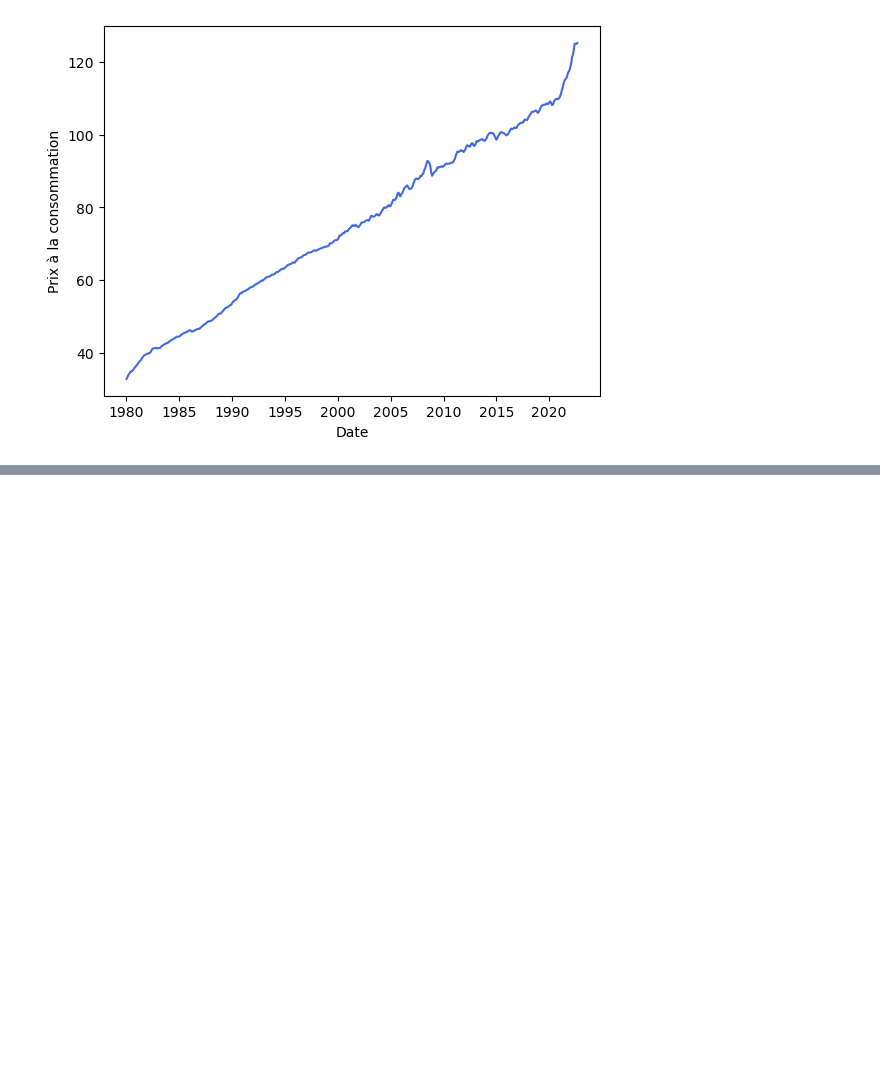
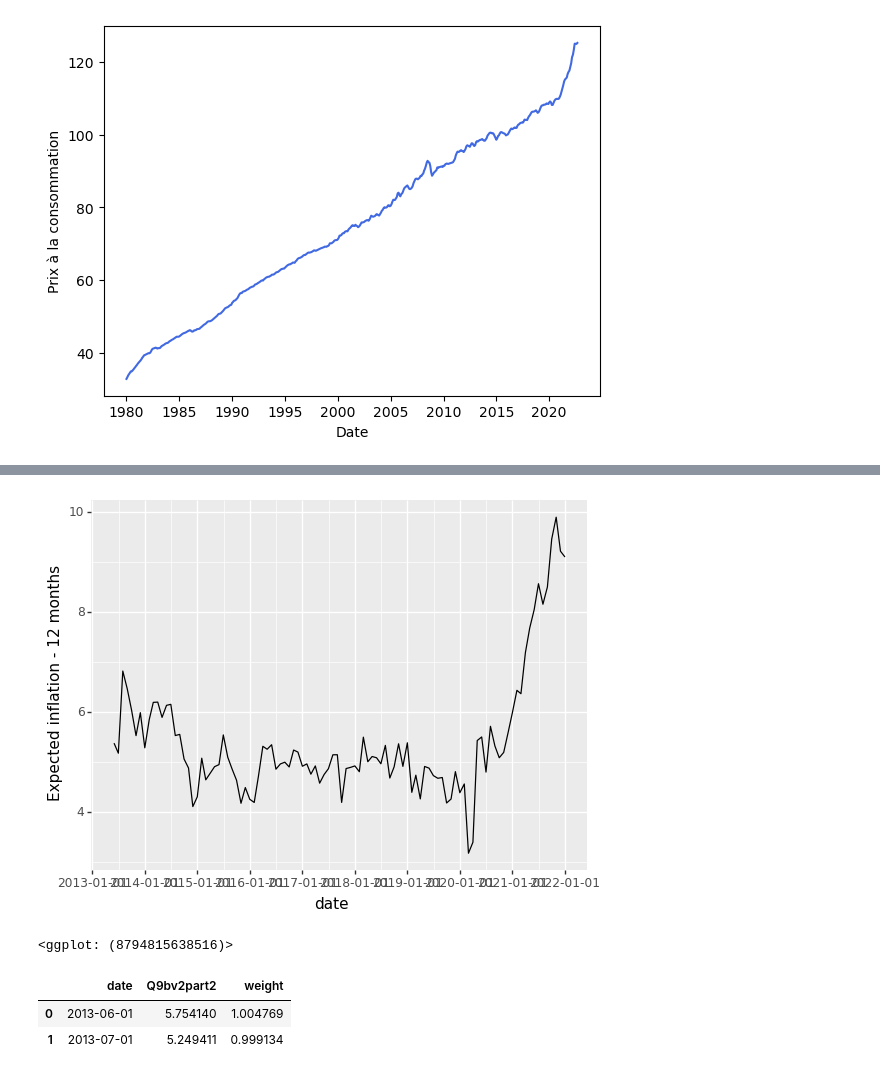
Before and after one commit to Jeremstar/-a-va-pr-dire-l-inflation-s-v-re, a Jupyter notebook: Copie_de_notebook_initial.ipynb, the cells around one changed output, grey strips where cells are left out. Cells and saved outputs as stored; diff of their text form; code cells hidden in the pictures; blank space fills up the shorter version.

```diff
--- a/Copie_de_notebook_initial.ipynb
+++ b/Copie_de_notebook_initial.ipynb
@@ -175,2 +165,4 @@ Note: you may need to restart the kernel to use updated packages.
 # %%
 Enq_tot = pd.read_excel('https://www.dropbox.com/scl/fi/4hik9gqgym2dvkz5f9xxu/Statapp-data.xlsx?dl=1&rlkey=bb0w7jmxju2etkpz7ynpxm5fq', engine = 'openpyxl')
+# %%
+Enq_tot['date'] = pd.to_datetime(Enq_tot['date'])
@@ -176,0 +191,13 @@ Enq_tot = pd.read_excel('https://www.dropbox.com/scl/fi/4hik9gqgym2dvkz5f9xxu/St
+# %%
+anticipation_short_pond = (Enq_tot.groupby('date')
+                           .agg({'Q8v2part2':'mean','weight':'mean'})
+                           .rename(columns={'Q8v2part2':'name'}))
+# %%
+anticipation_short_pond = anticipation_short_pond.reset_index()
+# %%
+anticipation_short_pond['date'] = pd.to_datetime(anticipation_short_pond['date'])
+# %%
+(ggplot(anticipation_short_pond) + geom_line(aes(x='date', y='name')) + ylab('Expected inflation - 12 months'))
+# %% [output]
+[figure, added]
+<ggplot: (8794815638516)>
@@ -176,0 +212,6 @@ Enq_tot = pd.read_excel('https://www.dropbox.com/scl/fi/4hik9gqgym2dvkz5f9xxu/St
+# %%
+anticipation_mid_pond.head(2)
+# %% [output]
+|  | date | Q9bv2part2 | weight |
+| 0 | 2013-06-01 | 5.754140 | 1.004769 |
+| 1 | 2013-07-01 | 5.249411 | 0.999134 |
```
Also changed, not shown: parts of 9 cells of this notebook.
